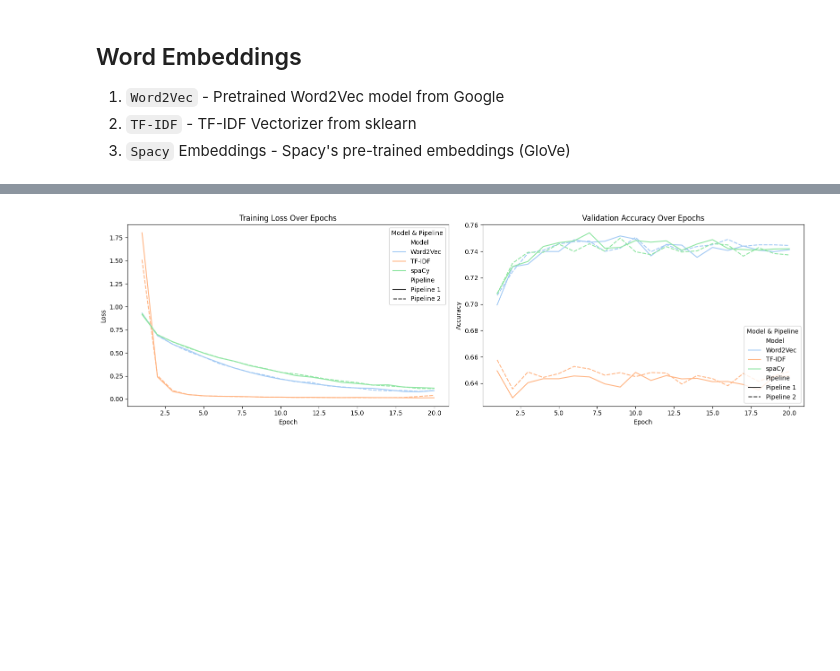
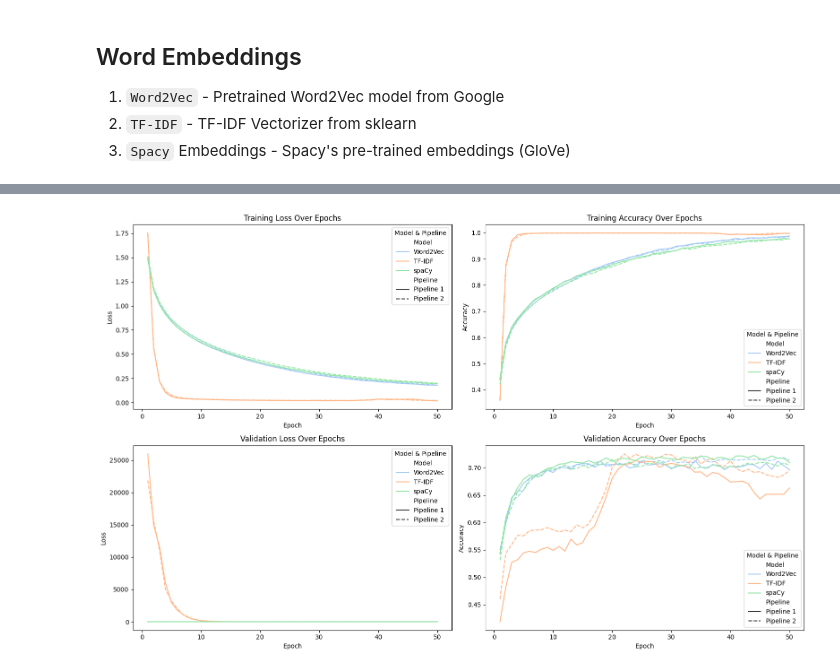
Before and after one commit to innozent/nlp_project1, a Jupyter notebook: Pholsomboon_1254311.ipynb, the cells around one changed output, grey strips where cells are left out. Drawn from its saved outputs; the diff is of its cells as text; code cells hidden in the pictures; blank space fills up the shorter version.

```diff
--- a/Pholsomboon_1254311.ipynb
+++ b/Pholsomboon_1254311.ipynb
@@ -535,54 +597,79 @@ plt.show()
 # %%
 # Create a DataFrame for loss values
 # First create lists of equal length
-models = ['Word2Vec'] * len(loss_a1_X1) + ['Word2Vec'] * len(loss_a1_X2) + \
-         ['TF-IDF'] * len(loss_a2_X1) + ['TF-IDF'] * len(loss_a2_X2) + \
-         ['spaCy'] * len(loss_a3_X1) + ['spaCy'] * len(loss_a3_X2)
+models = ['Word2Vec'] * len(train_loss_a1_X1) + ['Word2Vec'] * len(train_loss_a1_X2) + \
+         ['TF-IDF'] * len(train_loss_a2_X1) + ['TF-IDF'] * len(train_loss_a2_X2) + \
+         ['spaCy'] * len(train_loss_a3_X1) + ['spaCy'] * len(train_loss_a3_X2)
 
-pipelines = ['Pipeline 1'] * len(loss_a1_X1) + ['Pipeline 2'] * len(loss_a1_X2) + \
-            ['Pipeline 1'] * len(loss_a2_X1) + ['Pipeline 2'] * len(loss_a2_X2) + \
-            ['Pipeline 1'] * len(loss_a3_X1) + ['Pipeline 2'] * len(loss_a3_X2)
+pipelines = ['Pipeline 1'] * len(train_loss_a1_X1) + ['Pipeline 2'] * len(train_loss_a1_X2) + \
+            ['Pipeline 1'] * len(train_loss_a2_X1) + ['Pipeline 2'] * len(train_loss_a2_X2) + \
+            ['Pipeline 1'] * len(train_loss_a3_X1) + ['Pipeline 2'] * len(train_loss_a3_X2)
 
-epochs = list(range(1, len(loss_a1_X1) + 1)) * 6
+epochs = list(range(1, len(train_loss_a1_X1) + 1)) * 6
 
 # Convert loss lists to flat list
 losses = []
 accuracies = []
-for loss_list, val_list in [(loss_a1_X1, validate_a1_X1), (loss_a1_X2, validate_a1_X2),
-                           (loss_a2_X1, validate_a2_X1), (loss_a2_X2, validate_a2_X2),
-                           (loss_a3_X1, validate_a3_X1), (loss_a3_X2, validate_a3_X2)]:
-    losses.extend(loss_list)
-    accuracies.extend(val_list)
+val_losses = []
+val_accuracies = []
+for train_loss_list, train_accuracy_list, val_loss_list, val_accuracy_list \
+                        in [(train_loss_a1_X1, train_accuracy_a1_X1, val_loss_a1_X1, val_accuracy_a1_X1),
+                            (train_loss_a1_X2, train_accuracy_a1_X2, val_loss_a1_X2, val_accuracy_a1_X2),
+                           (train_loss_a2_X1, train_accuracy_a2_X1, val_loss_a2_X1, val_accuracy_a2_X1),
+                           (train_loss_a2_X2, train_accuracy_a2_X2, val_loss_a2_X2, val_accuracy_a2_X2),
+                           (train_loss_a3_X1, train_accuracy_a3_X1, val_loss_a3_X1, val_accuracy_a3_X1),
+                           (train_loss_a3_X2, train_accuracy_a3_X2, val_loss_a3_X2, val_accuracy_a3_X2)]:
+    losses.extend(train_loss_list)
+    accuracies.extend(train_accuracy_list)
+    val_losses.extend(val_loss_list)
+    val_accuracies.extend(val_accuracy_list)
 
 # Create DataFrame ensuring all arrays are same length
 metrics_df = pd.DataFrame({
     'Model': models,
     'Pipeline': pipelines,
     'Loss': losses,
     'Accuracy': accuracies,
+    'Val_Loss': val_losses,
+    'Val_Accuracy': val_accuracies,
     'Epoch': epochs
 })
 
-fig, (ax1, ax2) = plt.subplots(1, 2, figsize=(16, 5))
+fig, ax = plt.subplots(2, 2, figsize=(16, 10))
 
 # Plot Loss
-sns.lineplot(data=metrics_df, x='Epoch', y='Loss', hue='Model', style='Pipeline', ax=ax1)
-ax1.set_title('Training Loss Over Epochs')
-ax1.set_ylabel('Loss')
-ax1.set_xlabel('Epoch')
-ax1.legend(title='Model & Pipeline', loc='upper right')
+sns.lineplot(data=metrics_df, x='Epoch', y='Loss', hue='Model', style='Pipeline', ax=ax[0, 0])
+ax[0, 0].set_title('Training Loss Over Epochs')
+ax[0, 0].set_ylabel('Loss')
+ax[0, 0].set_xlabel('Epoch')
+ax[0, 0].legend(title='Model & Pipeline', loc='upper right')
 
 # Plot Accuracy
-sns.lineplot(data=metrics_df, x='Epoch', y='Accuracy', hue='Model', style='Pipeline', ax=ax2)
-ax2.set_title('Validation Accuracy Over Epochs')
-ax2.set_ylabel('Accuracy')
-ax2.set_xlabel('Epoch')
-ax2.legend(title='Model & Pipeline', loc='lower right')
+sns.lineplot(data=metrics_df, x='Epoch', y='Accuracy', hue='Model', style='Pipeline', ax=ax[0, 1])
+ax[0, 1].set_title('Training Accuracy Over Epochs')
+ax[0, 1].set_ylabel('Accuracy')
+ax[0, 1].set_xlabel('Epoch')
+ax[0, 1].legend(title='Model & Pipeline', loc='lower right')
+
+# Plot Validation Loss
+sns.lineplot(data=metrics_df, x='Epoch', y='Val_Loss', hue='Model', style='Pipeline', ax=ax[1, 0])
+ax[1, 0].set_title('Validation Loss Over Epochs')
+ax[1, 0].set_ylabel('Loss')
+ax[1, 0].set_xlabel('Epoch')
+ax[1, 0].legend(title='Model & Pipeline', loc='upper right')
+
+# Plot Validation Accuracy
+sns.lineplot(data=metrics_df, x='Epoch', y='Val_Accuracy', hue='Model', style='Pipeline', ax=ax[1, 1])
+ax[1, 1].set_title('Validation Accuracy Over Epochs')
+ax[1, 1].set_ylabel('Accuracy')
+ax[1, 1].set_xlabel('Epoch')
+ax[1, 1].legend(title='Model & Pipeline', loc='lower right')
+
 
 plt.tight_layout()
 plt.show()
 # %% [output]
-[figure, old version]
+[figure, new version]
 # %%
 _, ax = plt.subplots(3, 2, figsize=(8, 10))
 
```
Also changed, not shown: parts of 17 cells of this notebook, 3 other files.
